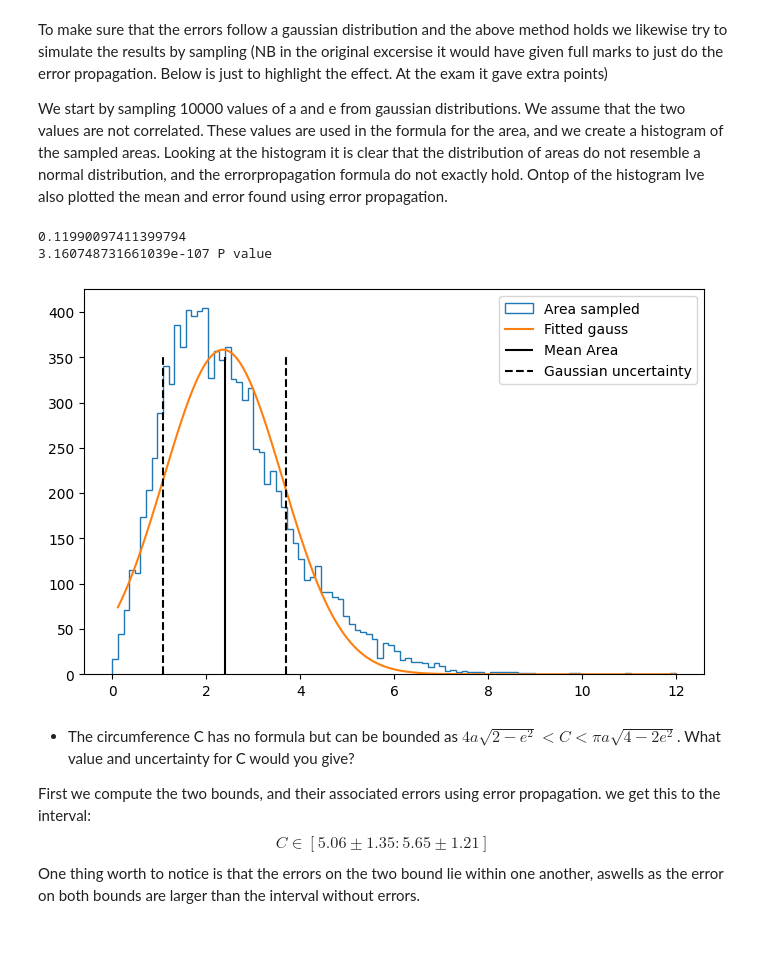
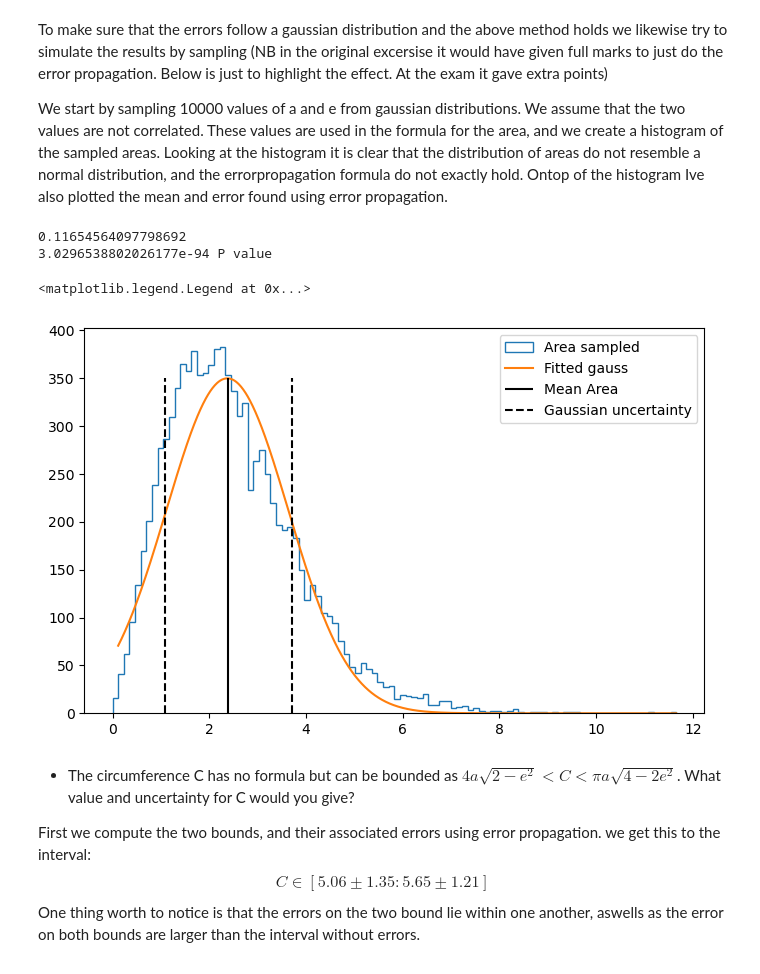
Before and after one commit to Emdryo/AppStat2024, a Jupyter notebook: Exam2022_ExampleSolutions/2.3.ipynb, the cells around one changed output. Drawn from its saved outputs; the diff is of its cells as text; code cells hidden in the pictures; blank space fills up the shorter version.

```diff
--- a/Exam2022_ExampleSolutions/2.3.ipynb
+++ b/Exam2022_ExampleSolutions/2.3.ipynb
@@ -50,38 +46,38 @@ Ontop of the histogram Ive also plotted the mean and error found using error pro
 
 a = np.random.normal(1.04, 0.27, 10000)
 e = np.random.normal(.71, .12, 10000)
 Area_sample = Area(a, e)
 fig, ax = plt.subplots(1,1, figsize = (8,5))
 
 freq, bins, _ = ax.hist(Area_sample, bins = 100, histtype = 'step', label = 'Area sampled')
 bin_center = (bins[:-1] + bins[1:])/2
 freq_err = np.sqrt(freq)
 
 bw = np.diff(bins)[0]
 print(bw)
 
 bin_space = np.linspace(bins[1], bins[-1], 1000)
 
 def gauss(x, N, mu, sigma):
     return N*stats.norm.pdf(x, loc = mu, scale = sigma)
 
-chi2_fit = Chi2Regression(gauss, bin_center[freq > 0], freq[freq > 0], freq_err[freq >0])
+chi2_fit = cost.LeastSquares(bin_center[freq > 0], freq[freq > 0], freq_err[freq >0], gauss)
 chi2_fit = Minuit(chi2_fit, N = len(Area_sample)*bw, mu =np.nanmean(Area_sample), sigma = np.nanstd(Area_sample))
 chi2_fit.migrad()
 
 ax.plot(bin_space, gauss(bin_space, *chi2_fit.values[:]), label = 'Fitted gauss')
 
 
 print(stats.chi2.sf(chi2_fit.fval, len(bin_center) - 3), 'P value')
 ax.vlines(A, 0,350, color = 'black', label = 'Mean Area')
 ax.vlines(A + A_error, 0, 350, color = 'black', ls = '--', label = 'Gaussian uncertainty')
 ax.vlines(A - A_error, 0, 350, color = 'black', ls = '--')
 ax.legend()
-fig.savefig('images/II_III_I')
 # %% [output]
-0.11990097411399794
-3.160748731661039e-107 P value
+0.11654564097798692
+3.0296538802026177e-94 P value
+<matplotlib.legend.Legend at 0x...>
-[figure, old version]
+[figure, new version]
 # %% [markdown]
 - The circumference C has no formula but can be bounded as $4a\sqrt{2 − e^2} < C < \pi a\sqrt{4 − 2e^2}$.
 What value and uncertainty for C would you give?
```
Also changed, not shown: parts of 3 cells of this notebook, 9 other files.
